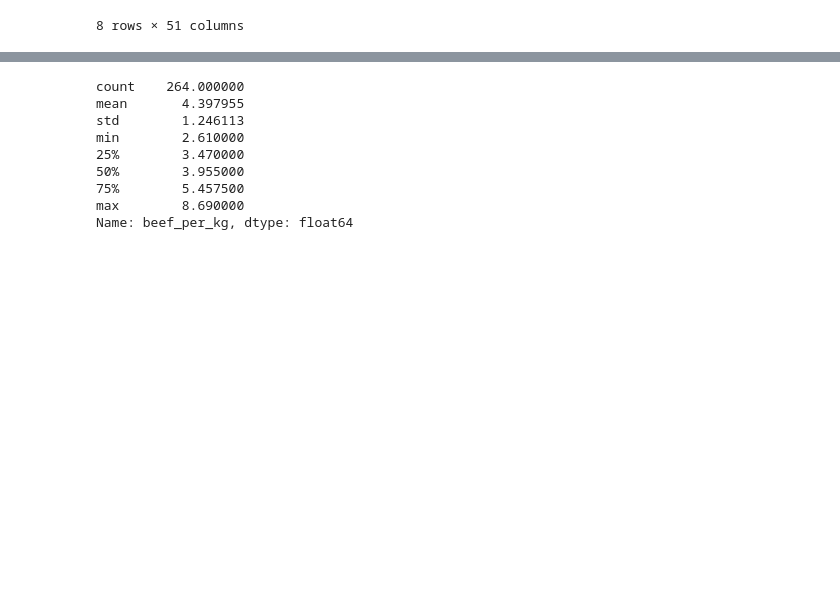
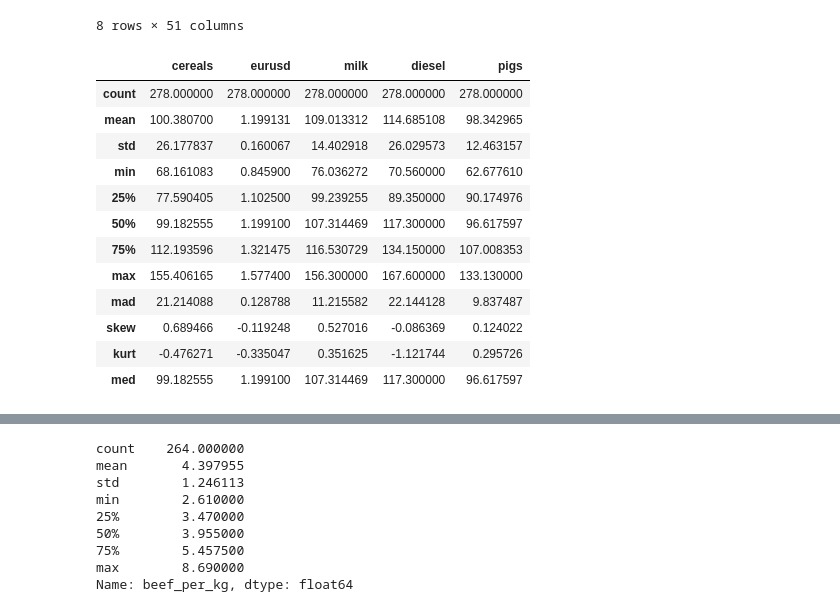
Before and after one commit to trentsteel777/CA2, a Jupyter notebook: Statistics.ipynb, the cells around one changed output, grey strips where cells are left out. Saved outputs shown, nothing was run; the diff lists cells and outputs as text; code cells hidden in the pictures; blank space fills up the shorter version.

```diff
--- a/Statistics.ipynb
+++ b/Statistics.ipynb
@@ -63,3 +63,28 @@ australian.describe()
 | 75% | 5.457500 | 67.166667 | 122.750000 | 1.166667 | 190.250000 | 190.250000 | ... |
 | max | 8.690000 | 73.416667 | 147.500000 | 1.416667 | 224.833333 | 224.833333 | ... |
 8 rows × 51 columns
+# %%
+# ref: https://stackoverflow.com/questions/38545828/pandas-describe-by-additional-parameters
+def describe(df):
+    return pd.concat([df.describe().T,
+                      df.mad().rename('mad'),
+                      df.skew().rename('skew'),
+                      df.kurt().rename('kurt'),
+                      df.median().rename('med')
+                     ], axis=1).T
+# %%
+describe(irish[['cereals', 'eurusd', 'milk', 'diesel', 'pigs']])
+# %% [output]
+|  | cereals | eurusd | milk | diesel | pigs |
+| count | 278.000000 | 278.000000 | 278.000000 | 278.000000 | 278.000000 |
+| mean | 100.380700 | 1.199131 | 109.013312 | 114.685108 | 98.342965 |
+| std | 26.177837 | 0.160067 | 14.402918 | 26.029573 | 12.463157 |
+| min | 68.161083 | 0.845900 | 76.036272 | 70.560000 | 62.677610 |
+| 25% | 77.590405 | 1.102500 | 99.239255 | 89.350000 | 90.174976 |
+| 50% | 99.182555 | 1.199100 | 107.314469 | 117.300000 | 96.617597 |
+| 75% | 112.193596 | 1.321475 | 116.530729 | 134.150000 | 107.008353 |
+| max | 155.406165 | 1.577400 | 156.300000 | 167.600000 | 133.130000 |
+| mad | 21.214088 | 0.128788 | 11.215582 | 22.144128 | 9.837487 |
+| skew | 0.689466 | -0.119248 | 0.527016 | -0.086369 | 0.124022 |
+| kurt | -0.476271 | -0.335047 | 0.351625 | -1.121744 | 0.295726 |
+| med | 99.182555 | 1.199100 | 107.314469 | 117.300000 | 96.617597 |
```
Also changed, not shown: parts of 2 cells of this notebook, 4 other files.
